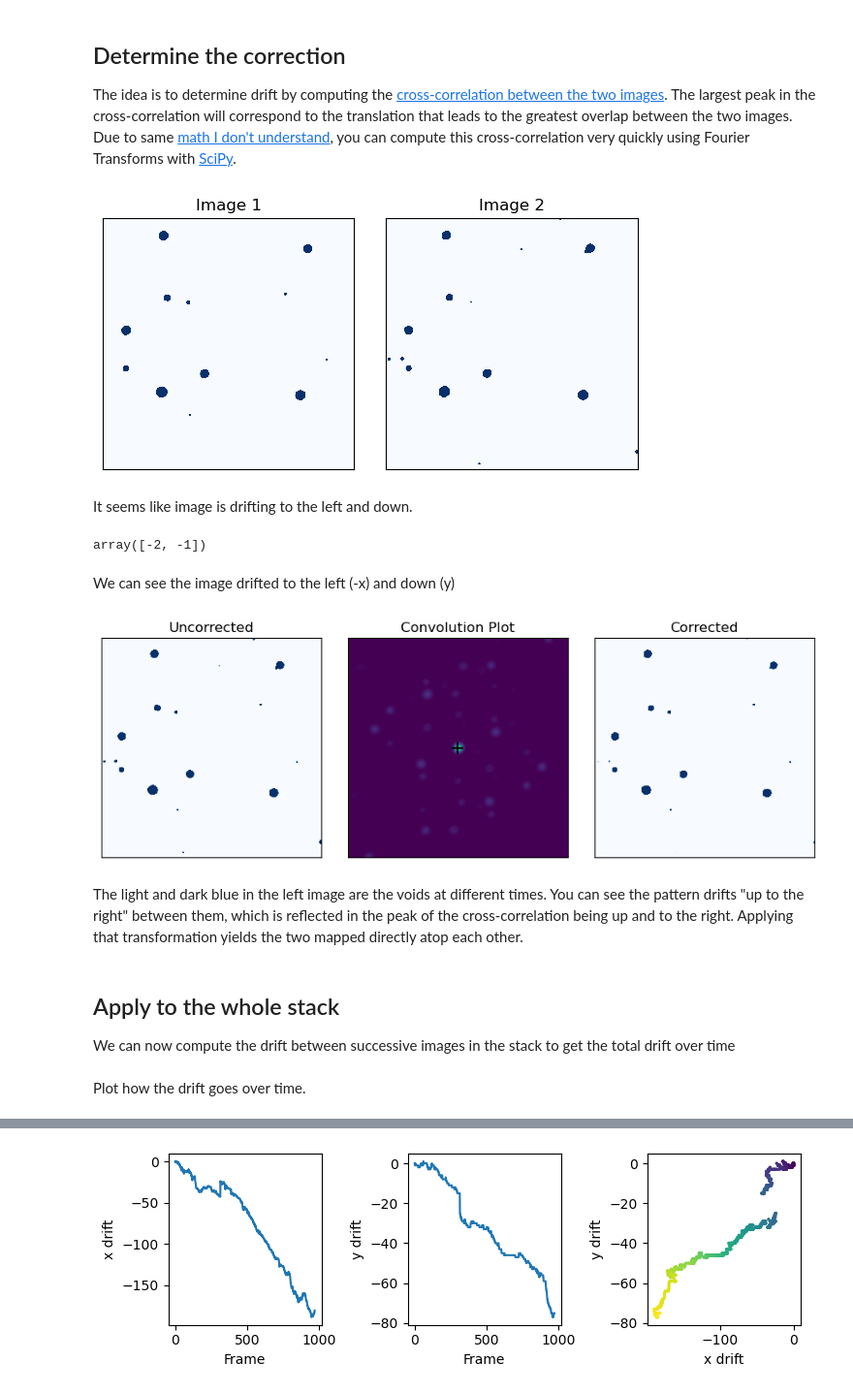
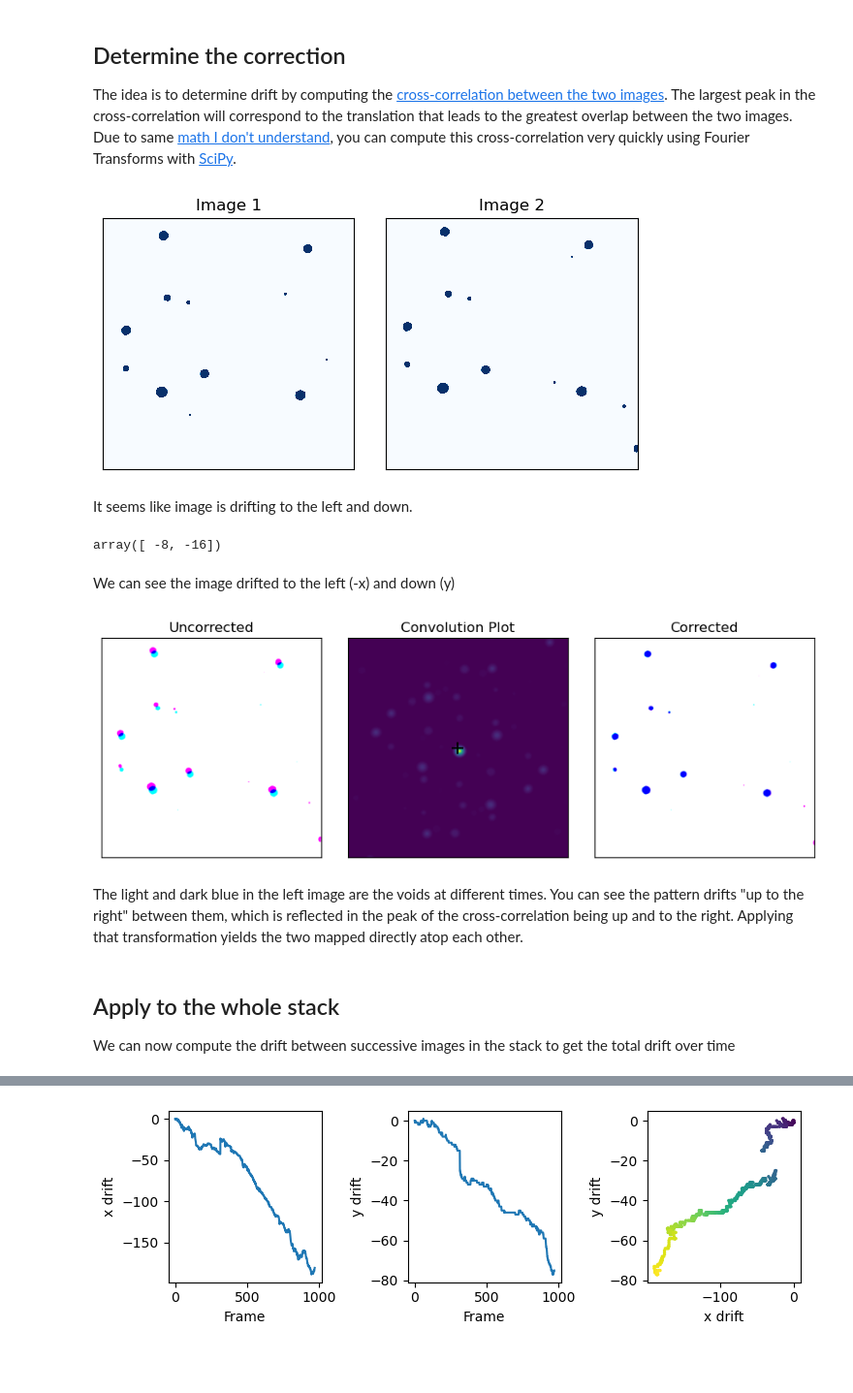
Before and after one commit to ivem-argonne/learning-damage-dynamics, a Jupyter notebook: 0_drift-correction/0_align-with-ffts.ipynb, the cells around one changed output, grey strips where cells are left out. Shown at 97% size. Cells and saved outputs as stored; diff of their text form; code cells hidden in the pictures; blank space fills up the shorter version.

Commit message:
Initial move at a multi-reference drift tracker

```diff
--- a/0_drift-correction/0_align-with-ffts.ipynb
+++ b/0_drift-correction/0_align-with-ffts.ipynb
@@ -25,8 +30,10 @@ out_directory.mkdir(exist_ok=True, parents=True)
+# %%
+imread_fun = lru_cache()(iio.imread)
 # %% [markdown]
 ## Get a list of images
 We use the masks of void locations in the images as the FFT-based translation codes seem to work best with dealing with high-contrast images
 # %%
-images = sorted((run_directory / 'masks/').glob('*tif'))
+images = sorted((run_directory / 'masks').glob('*tif'))
 print(f'Found {len(images)} images')
 # %% [output]
 Found 969 images
@@ -36,8 +43,8 @@ The idea is to determine drift by computing the [cross-correlation between the t
 The largest peak in the cross-correlation will correspond to the translation that leads to the greatest overlap between the two images.
 Due to same [math I don't understand](https://en.wikipedia.org/wiki/Discrete_Fourier_transform#Circular_convolution_theorem_and_cross-correlation_theorem), you can compute this cross-correlation very quickly using Fourier Transforms with [SciPy](https://stackoverflow.com/questions/24768222/how-to-detect-a-shift-between-images).
 # %%
-image_1 = imageio.read(images[0]).get_data(0)
-image_2 = imageio.read(images[20]).get_data(0)
+image_1 = imread_fun(images[0])
+image_2 = imread_fun(images[100])
 # %%
 fig, axs = plt.subplots(1, 2, figsize=(6, 3),)
 
@@ -54,7 +61,7 @@ axs[1].set_title('Image 2')
 
 fig.tight_layout()
 # %% [output]
-[figure, old version]
+[figure, new version]
 # %% [markdown]
 It seems like image is drifting to the left and down.
 # %%
@@ -82,39 +89,45 @@ def compute_drift(image_1: np.ndarray, image_2: np.ndarray) -> np.ndarray:
 drift, conv = compute_drift(image_1, image_2)
 drift
 # %% [output]
-array([-2, -1])
+array([ -8, -16])
 # %% [markdown]
 We can see the image drifted to the left (-x) and down (y)
 # %%
 fig, axs = plt.subplots(1, 3, figsize=(9, 3),)
 
 for ax in axs:
     ax.set_yticks(ax.set_xticks([]))
 
 # Plot the original and new overlapped
-axs[0].imshow(0.5 * image_1 + image_2, cmap='Blues', vmin=0, vmax=1)
+image = np.zeros((*image_1.shape, 3), dtype=np.uint8) + 255
+image[:, :, 0] -= image_1
+image[:, :, 1] -= image_2
+axs[0].imshow(image)
 axs[0].set_title('Uncorrected')
 
 # Plot the convolution
 axs[1].scatter([image_1.shape[0] // 2], [image_1.shape[1] // 2], marker='+', s=100., color='k')
 axs[1].imshow(conv)
 axs[1].set_title('Convolution Plot')
 
 # Plot the re-registered images
 affine = AffineTransform(translation=drift)
-image_2_shift = warp(image_2, affine)
-axs[2].imshow(0.5 * image_1 + image_2_shift, cmap='Blues', vmin=0, vmax=1)
+image_2_shift = np.array(warp(image_2, affine) * 255, dtype=np.uint8)
+image = np.zeros((*image_1.shape, 3), dtype=np.uint8) + 255
+image[:, :, 0] -= image_1
+image[:, :, 1] -= image_2_shift
+axs[2].imshow(image)
 axs[2].set_title('Corrected')
 
 fig.tight_layout()
 fig.savefig(out_directory / 'figures/drift-correlation.png', dpi=320)
 # %% [output]
-[figure, old version]
+[figure, new version]
 # %% [markdown]
 The light and dark blue in the left image are the voids at different times. You can see the pattern drifts "up to the right" between them, which is reflected in the peak of the cross-correlation being up and to the right.
 Applying that transformation yields the two mapped directly atop each other.
-# %% [markdown]
-## Apply to the whole stack
-We can now compute the drift between successive images in the stack to get the total drift over time
+# %% [markdown]
+## Apply to the whole stack
+We can now compute the drift between successive images in the stack to get the total drift over time
 # %%
 stepwise_drifts = [
@@ -122,4 +135,2 @@ stepwise_drifts = [
     for x, y in tqdm(zip(images, images[1:]))
 ]
-# %% [markdown]
-Plot how the drift goes over time.
```
Also changed, not shown: parts of 25 cells of this notebook.
